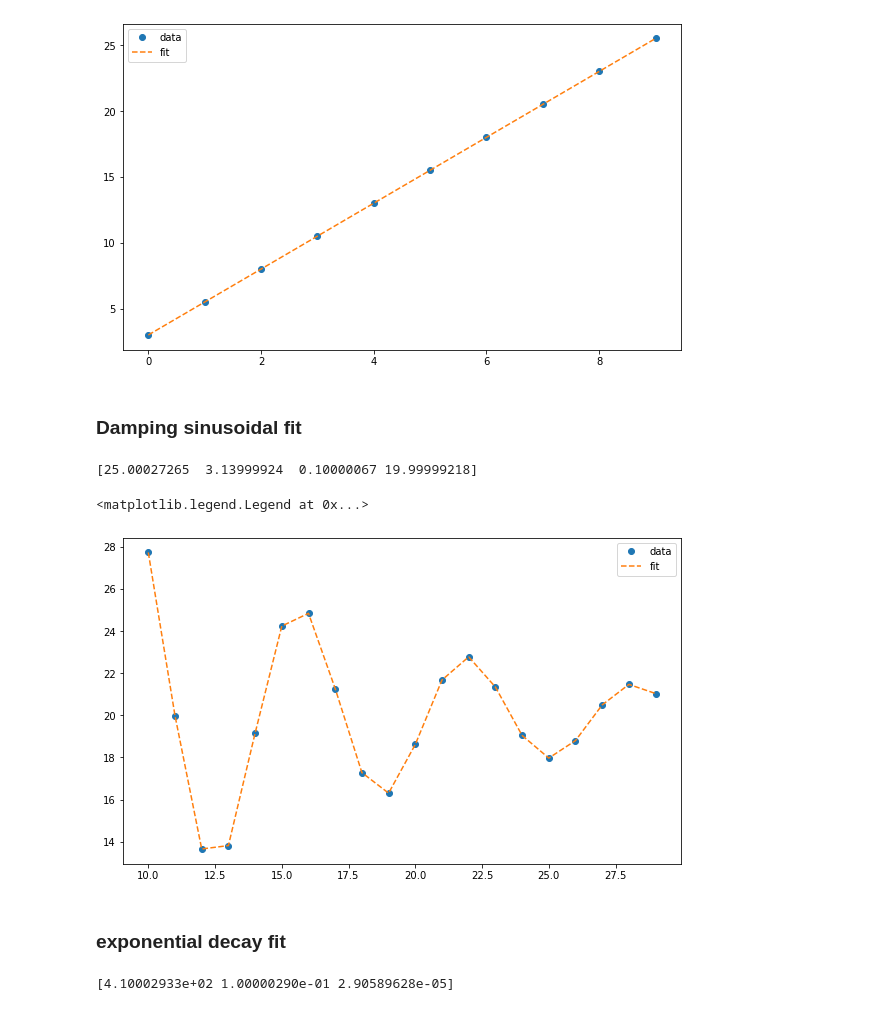
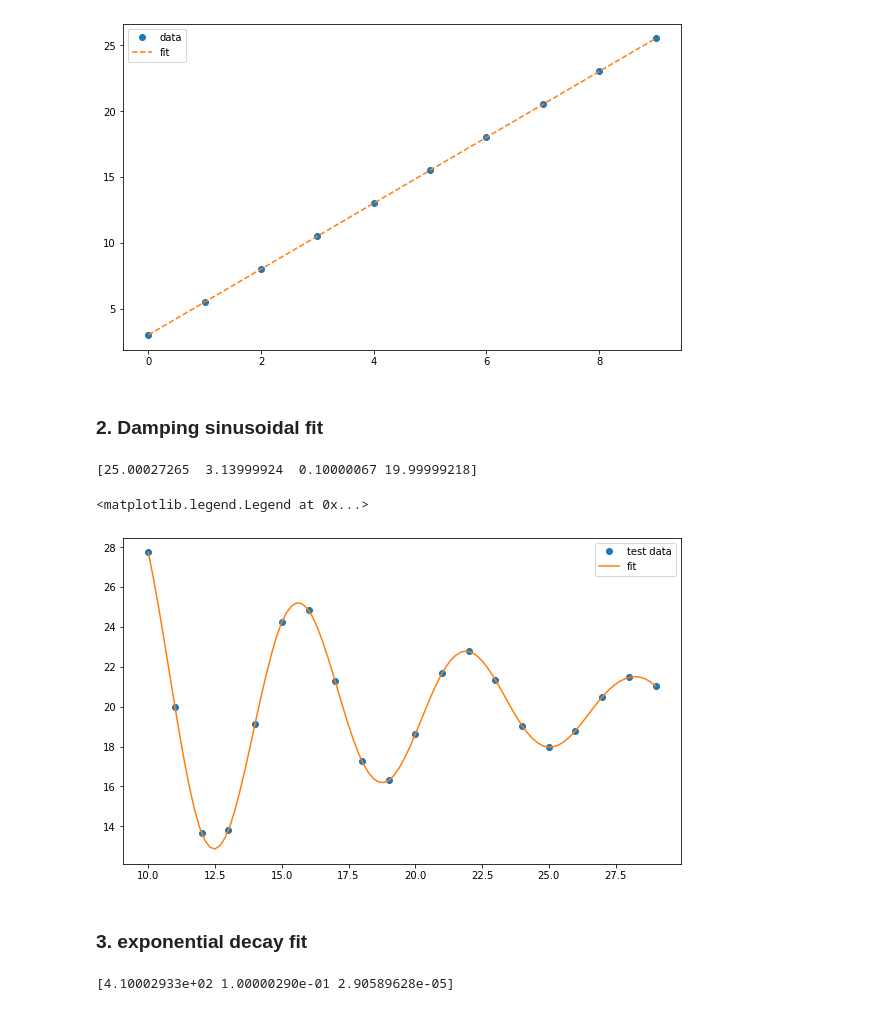
Before and after one commit to AmbaPant/data-fitting, a Jupyter notebook: fitData_different_Xrange.ipynb, the cells around one changed output. Drawn from its saved outputs; the diff is of its cells as text; code cells hidden in the pictures.

```diff
--- a/fitData_different_Xrange.ipynb
+++ b/fitData_different_Xrange.ipynb
@@ -90,26 +105,38 @@ a2 =  3.0000000000000004 +- 9.228278303704047e-17
 <matplotlib.legend.Legend at 0x...>
 [figure]
 # %% [markdown]
-### Damping sinusoidal fit
+### 2. Damping sinusoidal fit
 # %%
+from scipy.interpolate import interp1d  # for smooth fitted line
+
 #popt1,pcov1 = curve_fit(cos_fun,x2,y2)               #we can fit but it gives warning
 popt1,_ = curve_fit(cos_fun,x2,y2, [20,3,0.1,15])     #initial guess in [] bracket
 p3,p4,p5,p6 = popt1
 print(popt1)
 
 x2_fit = np.arange(min(x2),max(x2)+1.0,1)
 y2_fit = cos_fun(x2_fit,p3,p4,p5,p6)
 
+x2new = np.linspace(min(x2),max(x2), num=100, endpoint=True)
+y2_smooth = interp1d(x2_fit, y2_fit, kind='cubic')
+
 plt.figure(figsize = [10,6])
-plt.plot(x2,y2,"o", label = "data")
-plt.plot(x2_fit,y2_fit,"--", label = "fit")
+plt.plot(x2, y2, 'o', label = "test data")
+plt.plot(x2new, y2_smooth(x2new), label = "fit")
+
+#plt.plot(x2, y2, 'o', xnew, f(xnew))
+#plt.legend(['test data', 'fit'], loc='best')
+
+#plt.plot(x2,y2,"o", label = "data")
+#plt.plot(xnew, f(xnew),"--", label = "fit")
+#plt.plot(x2_fit,y2_fit,"--", label = "fit")
 plt.legend()
 # %% [output]
 [25.00027265  3.13999924  0.10000067 19.99999218]
 <matplotlib.legend.Legend at 0x...>
-[figure, old version]
+[figure, new version]
 # %% [markdown]
-### exponential decay fit
+### 3. exponential decay fit
 # %%
 popt2, _ = curve_fit(exp_fun,x3,y3,[500,0.1,2])
 p7,p8,p9 = popt2
```
Also changed, not shown: parts of 11 cells of this notebook.
